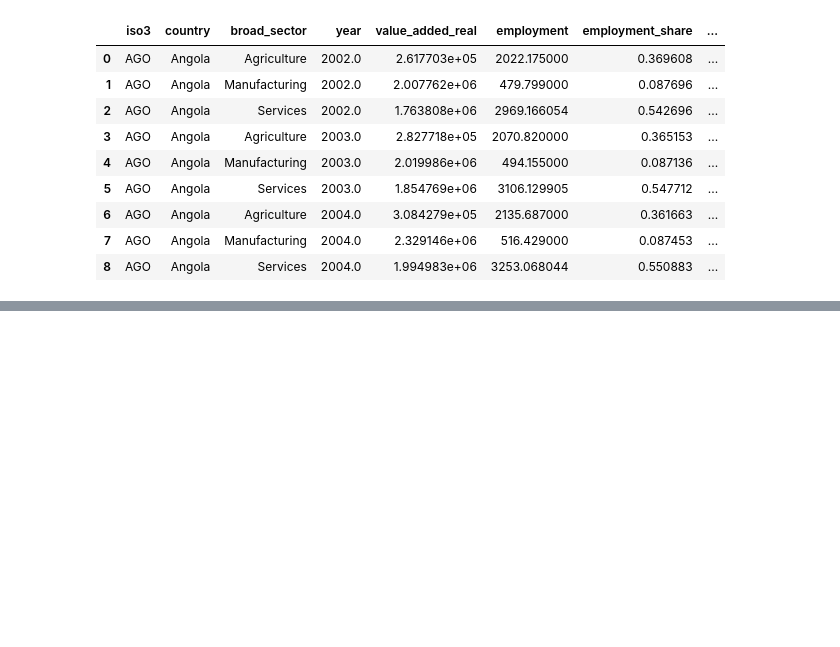
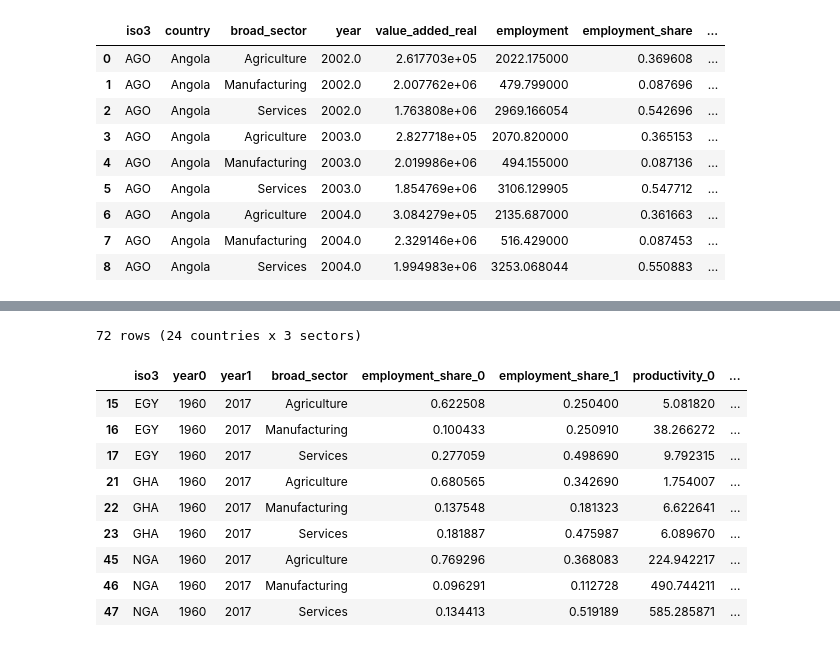
Before and after one commit to Wedaga/Trade-agreements-and-productivity, a Jupyter notebook: notebooks/03_clean_ggdc_productivity.ipynb, the cells around one changed output, grey strips where cells are left out. Saved outputs shown, nothing was run; the diff lists cells and outputs as text; code cells hidden in the pictures; blank space fills up the shorter version.

```diff
--- a/notebooks/03_clean_ggdc_productivity.ipynb
+++ b/notebooks/03_clean_ggdc_productivity.ipynb
@@ -330,0 +598,30 @@ Saved 3,327 rows -> ..\data\processed\ggdc_africa_broad_sectors.csv
+# %%
+sector_fp_records = []
+for iso3 in result["iso3"].unique():
+    years = complete_years(result, iso3)
+    if len(years) < 2:
+        continue
+    detail = mr_decompose_detail(result, iso3, years[0], years[-1])
+    if detail is not None:
+        detail["iso3"], detail["year0"], detail["year1"] = iso3, int(years[0]), int(years[-1])
+        sector_fp_records.append(detail)
+
+full_period_by_sector = pd.concat(sector_fp_records, ignore_index=True)[
+    ["iso3", "year0", "year1", "broad_sector", "employment_share_0", "employment_share_1",
+     "productivity_0", "productivity_1", "within", "structural_change"]
+]
+print(f"{len(full_period_by_sector):,} rows "
+      f"({full_period_by_sector['iso3'].nunique()} countries x 3 sectors)")
+full_period_by_sector.sort_values(["year0", "iso3"]).head(9)
+# %% [output]
+72 rows (24 countries x 3 sectors)
+|  | iso3 | year0 | year1 | broad_sector | employment_share_0 | employment_share_1 | productivity_0 | ... |
+| 15 | EGY | 1960 | 2017 | Agriculture | 0.622508 | 0.250400 | 5.081820 | ... |
+| 16 | EGY | 1960 | 2017 | Manufacturing | 0.100433 | 0.250910 | 38.266272 | ... |
+| 17 | EGY | 1960 | 2017 | Services | 0.277059 | 0.498690 | 9.792315 | ... |
+| 21 | GHA | 1960 | 2017 | Agriculture | 0.680565 | 0.342690 | 1.754007 | ... |
+| 22 | GHA | 1960 | 2017 | Manufacturing | 0.137548 | 0.181323 | 6.622641 | ... |
+| 23 | GHA | 1960 | 2017 | Services | 0.181887 | 0.475987 | 6.089670 | ... |
+| 45 | NGA | 1960 | 2017 | Agriculture | 0.769296 | 0.368083 | 224.942217 | ... |
+| 46 | NGA | 1960 | 2017 | Manufacturing | 0.096291 | 0.112728 | 490.744211 | ... |
+| 47 | NGA | 1960 | 2017 | Services | 0.134413 | 0.519189 | 585.285871 | ... |
```
Also changed, not shown: parts of 20 cells of this notebook, 6 other files.
